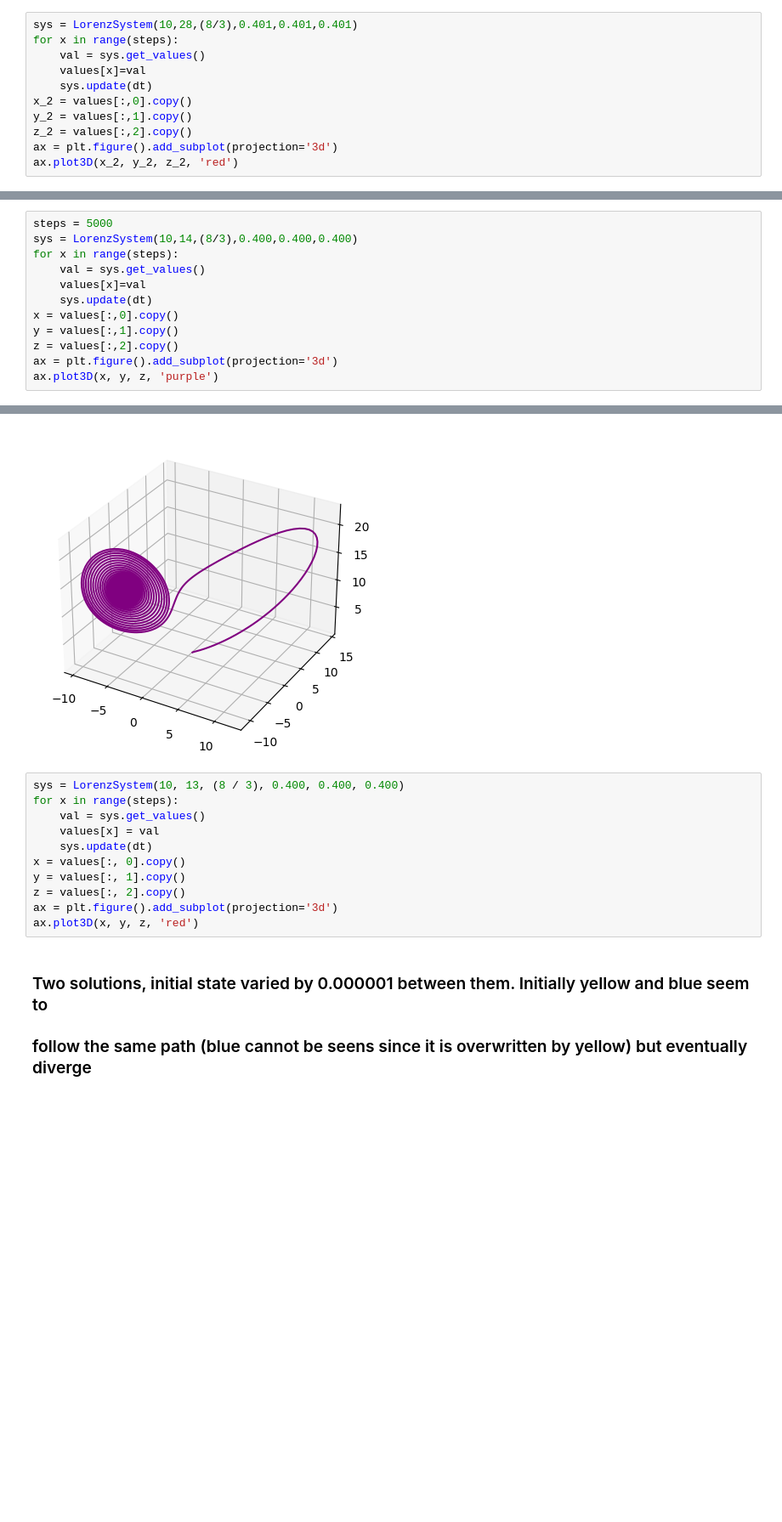
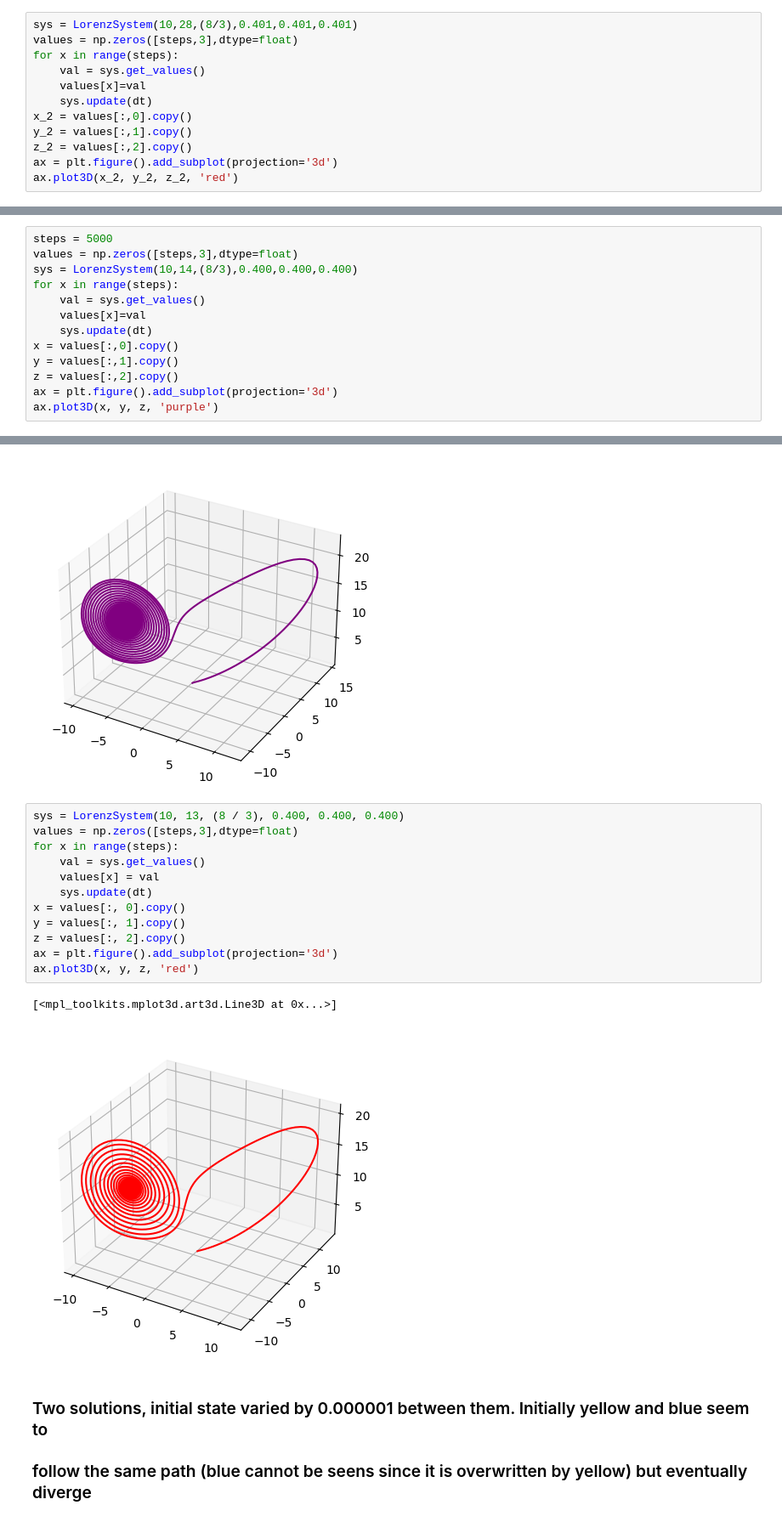
Before and after one commit to AdrianKlessa/random_notebooks, a Jupyter notebook: lorenz_system.ipynb, the cells around one changed output, grey strips where cells are left out. Shown at 85% size. Drawn from its saved outputs; the diff is of its cells as text; blank space fills up the shorter version.

Commit message:
Added a plot that wasn't being created before

```diff
--- a/lorenz_system.ipynb
+++ b/lorenz_system.ipynb
@@ -47,6 +47,7 @@ ax.plot3D(x_1, y_1, z_1, 'green')
 [figure]
 # %%
 sys = LorenzSystem(10,28,(8/3),0.401,0.401,0.401)
+values = np.zeros([steps,3],dtype=float)
 for x in range(steps):
     val = sys.get_values()
     values[x]=val
@@ -125,6 +121,7 @@ ax.plot3D(x_5, y_5, z_5, 'green')
 ## Some other values resulting in convergence to one of the attractors:
 # %%
 steps = 5000
+values = np.zeros([steps,3],dtype=float)
 sys = LorenzSystem(10,14,(8/3),0.400,0.400,0.400)
 for x in range(steps):
     val = sys.get_values()
@@ -140,15 +137,19 @@ ax.plot3D(x, y, z, 'purple')
 [figure]
 # %%
 sys = LorenzSystem(10, 13, (8 / 3), 0.400, 0.400, 0.400)
+values = np.zeros([steps,3],dtype=float)
 for x in range(steps):
     val = sys.get_values()
     values[x] = val
     sys.update(dt)
 x = values[:, 0].copy()
 y = values[:, 1].copy()
 z = values[:, 2].copy()
 ax = plt.figure().add_subplot(projection='3d')
 ax.plot3D(x, y, z, 'red')
+# %% [output]
+[<mpl_toolkits.mplot3d.art3d.Line3D at 0x...>]
+[figure, added]
 # %% [markdown]
 ### Two solutions, initial state varied by 0.000001 between them. Initially yellow and blue seem to
 ### follow the same path (blue cannot be seens since it is overwritten by yellow) but eventually diverge
```
Also changed, not shown: parts of 3 cells of this notebook.
